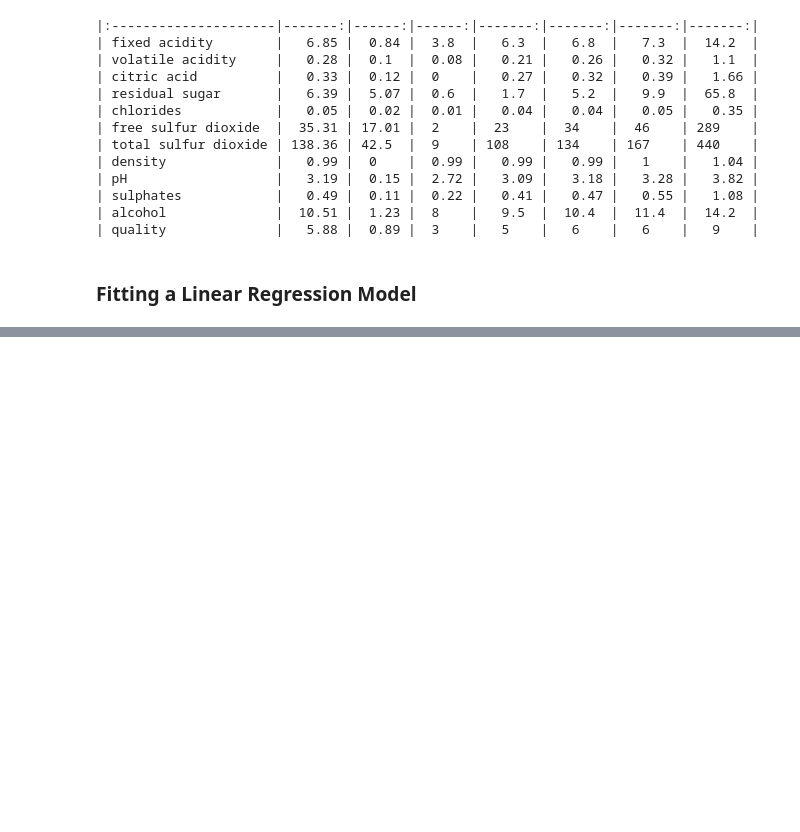
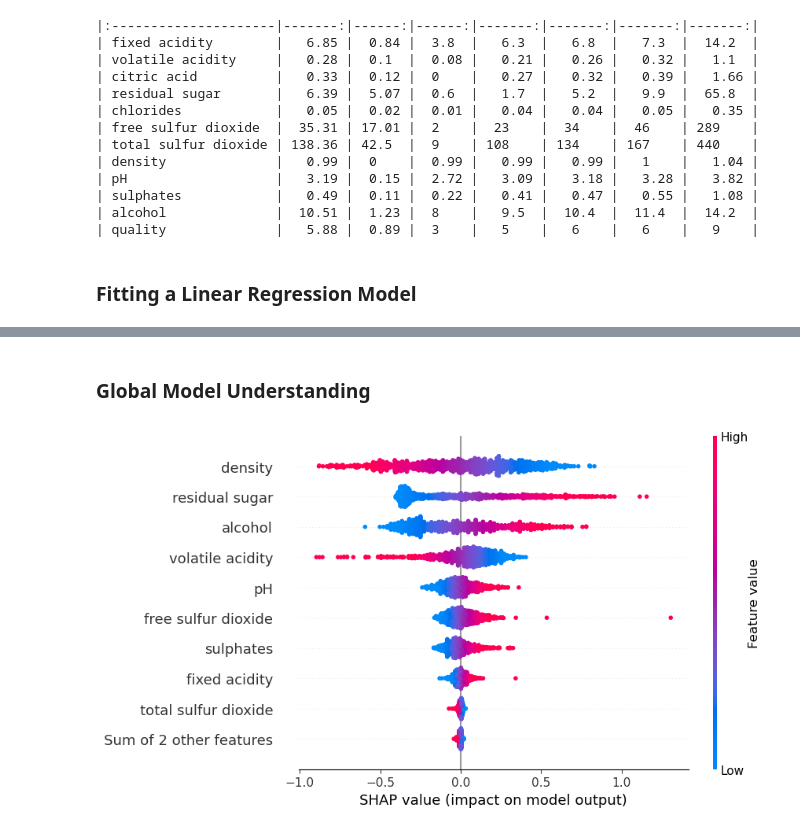
Before and after one commit to joakor89/Interpreting-ML-Models-with-SHAP, a Jupyter notebook: chap_07/S4LM.ipynb, the cells around one changed output, grey strips where cells are left out. Cells and saved outputs as stored; diff of their text form; code cells hidden in the pictures; blank space fills up the shorter version.

```diff
--- a/chap_07/S4LM.ipynb
+++ b/chap_07/S4LM.ipynb
@@ -65,0 +173,6 @@ print(markdown_table)
+# %% [markdown]
+### Global Model Understanding
+# %%
+shap.plots.beeswarm(shap_values)
+# %% [output]
+[figure, added]
```
Also changed, not shown: parts of 24 cells of this notebook, 1 other file.
